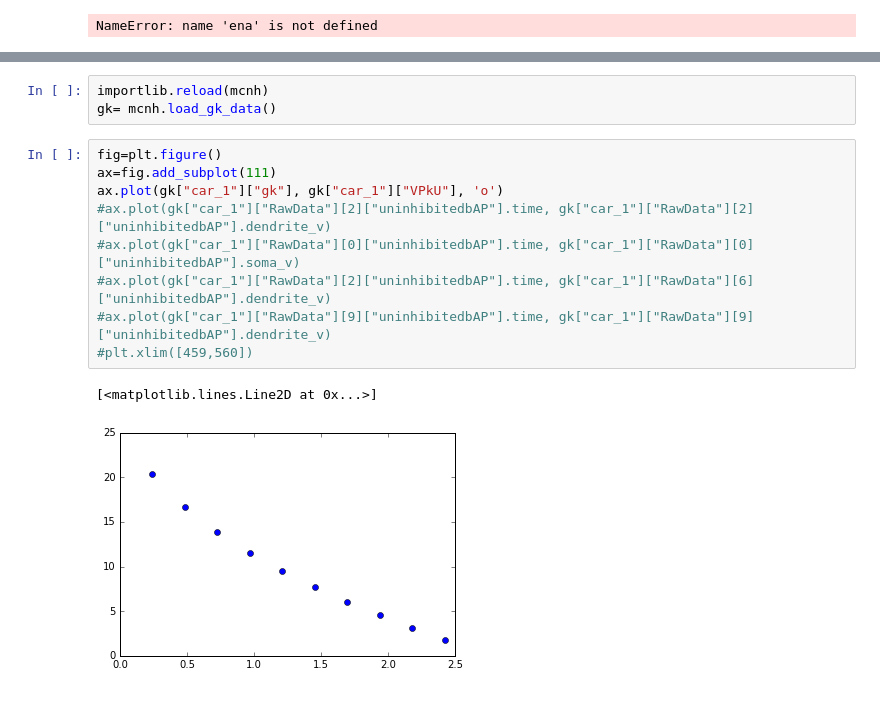
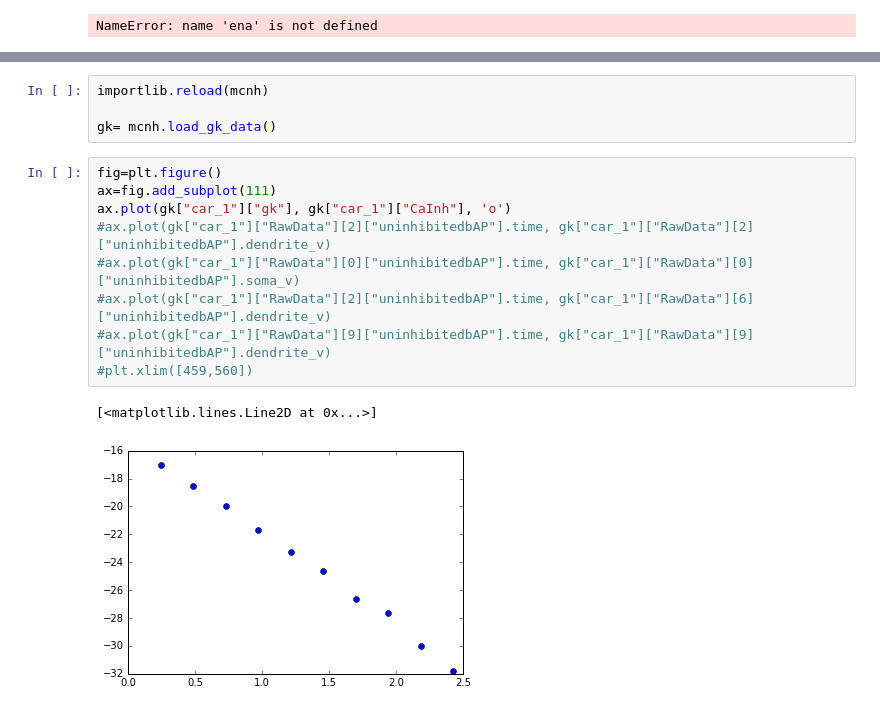
Before and after one commit to jtchang/KChannelModel, a Jupyter notebook: Chang&Higley(2017).ipynb, the cells around one changed output, grey strips where cells are left out. Cells and saved outputs as stored; diff of their text form.

```diff
--- a/Chang&Higley(2017).ipynb
+++ b/Chang&Higley(2017).ipynb
@@ -83,15 +84,16 @@ plt.xlim([499,505])
 # %%
 importlib.reload(mcnh)
+
 gk= mcnh.load_gk_data()
 # %%
 fig=plt.figure()
 ax=fig.add_subplot(111)
-ax.plot(gk["car_1"]["gk"], gk["car_1"]["VPkU"], 'o')
+ax.plot(gk["car_1"]["gk"], gk["car_1"]["CaInh"], 'o')
 #ax.plot(gk["car_1"]["RawData"][2]["uninhibitedbAP"].time, gk["car_1"]["RawData"][2]["uninhibitedbAP"].dendrite_v)
 #ax.plot(gk["car_1"]["RawData"][0]["uninhibitedbAP"].time, gk["car_1"]["RawData"][0]["uninhibitedbAP"].soma_v)
 #ax.plot(gk["car_1"]["RawData"][2]["uninhibitedbAP"].time, gk["car_1"]["RawData"][6]["uninhibitedbAP"].dendrite_v)
 #ax.plot(gk["car_1"]["RawData"][9]["uninhibitedbAP"].time, gk["car_1"]["RawData"][9]["uninhibitedbAP"].dendrite_v)
 #plt.xlim([459,560])
 # %% [output]
 [<matplotlib.lines.Line2D at 0x...>]
-[figure, old version]
+[figure, new version]
```
Also changed, not shown: parts of 4 cells of this notebook, 32 other files.
